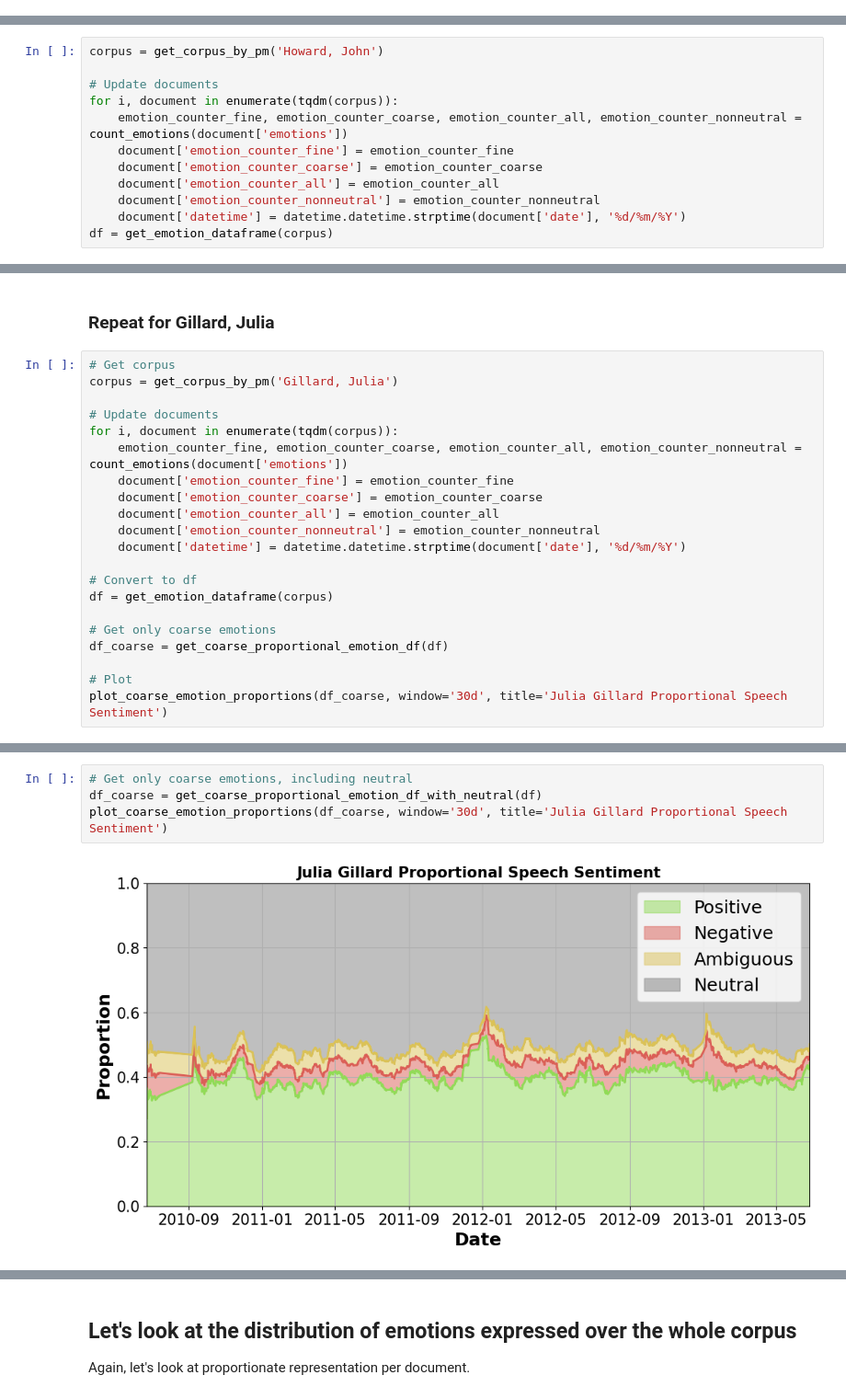
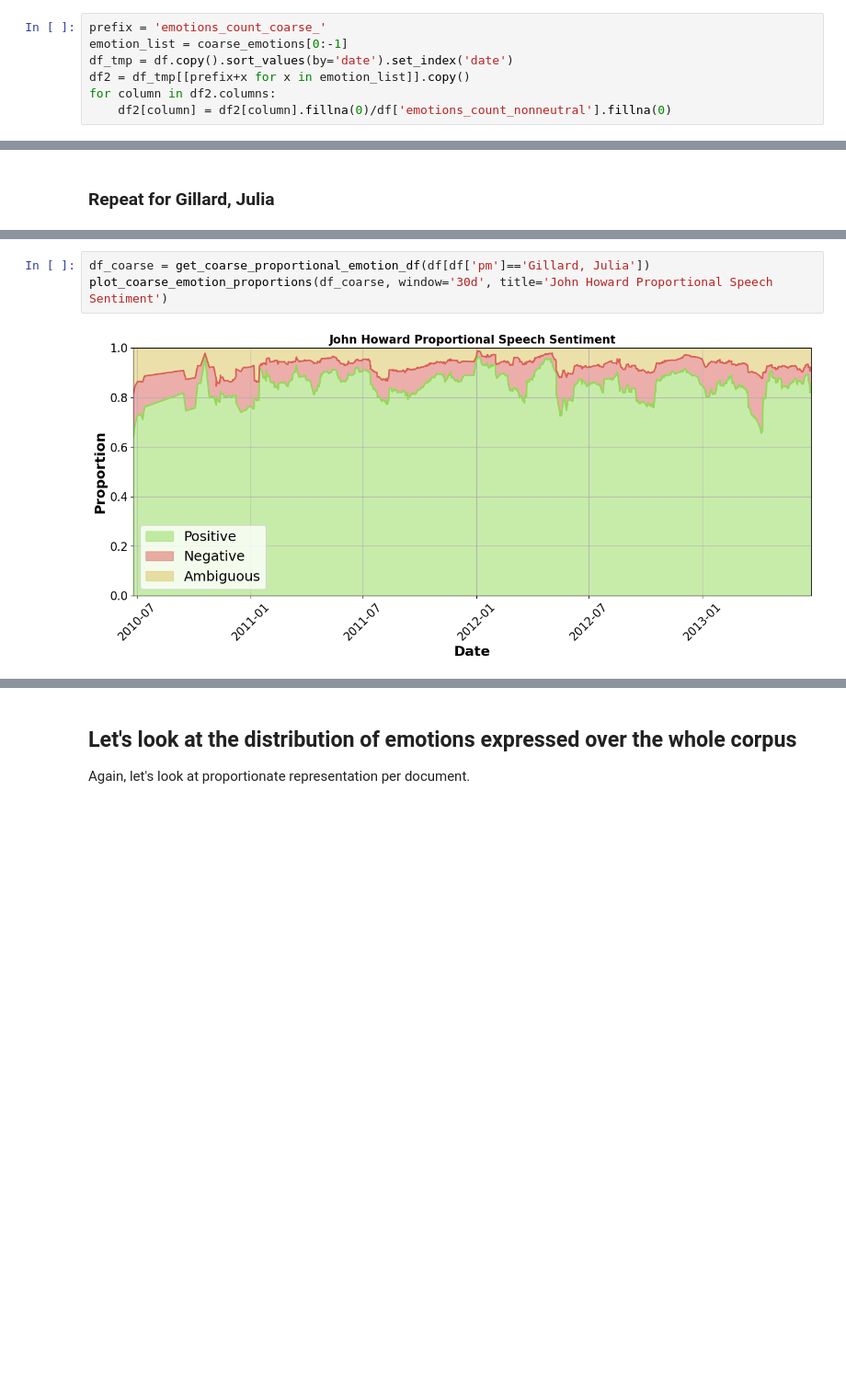
Before and after one commit to thaum-io/language-of-leadership, a Jupyter notebook: nb/VisEmotion2.ipynb, the cells around one changed output, grey strips where cells are left out. Shown at 92% size. Saved outputs shown, nothing was run; the diff lists cells and outputs as text; blank space fills up the shorter version.

```diff
--- a/nb/VisEmotion2.ipynb
+++ b/nb/VisEmotion2.ipynb
@@ -145,3 +141,10 @@ def get_emotion_dataframe(corpus):
+# %%
+prefix = 'emotions_count_coarse_'
+emotion_list = coarse_emotions[0:-1]
+df_tmp = df.copy().sort_values(by='date').set_index('date')
+df2 = df_tmp[[prefix+x for x in emotion_list]].copy()
+for column in df2.columns:
+    df2[column] = df2[column].fillna(0)/df['emotions_count_nonneutral'].fillna(0)
 # %%
 def get_coarse_proportional_emotion_df(df_in):
     # We exclude 'neutral'
@@ -226,16 +252,4 @@ def plot_coarse_emotion_proportions(df_coarse, window='120d', title='PM Speech S
     plt.xlabel('Date',  fontweight='bold')
     plt.ylabel('Proportion',  fontweight='bold')
     plt.title(title,  fontweight='bold' )
-# %%
-corpus = get_corpus_by_pm('Howard, John')
-
-# Update documents
-for i, document in enumerate(tqdm(corpus)):
-    emotion_counter_fine, emotion_counter_coarse, emotion_counter_all, emotion_counter_nonneutral = count_emotions(document['emotions'])
-    document['emotion_counter_fine'] = emotion_counter_fine
-    document['emotion_counter_coarse'] = emotion_counter_coarse
-    document['emotion_counter_all'] = emotion_counter_all
-    document['emotion_counter_nonneutral'] = emotion_counter_nonneutral
-    document['datetime'] = datetime.datetime.strptime(document['date'], '%d/%m/%Y')
-df = get_emotion_dataframe(corpus)
 # %%
@@ -251,23 +265,2 @@ plot_coarse_emotion_proportions(df_coarse, window='30d', title='John Howard Prop
 # %% [markdown]
 ### Repeat for Gillard, Julia
-# %%
-# Get corpus
-corpus = get_corpus_by_pm('Gillard, Julia')
-
-# Update documents
-for i, document in enumerate(tqdm(corpus)):
-    emotion_counter_fine, emotion_counter_coarse, emotion_counter_all, emotion_counter_nonneutral = count_emotions(document['emotions'])
-    document['emotion_counter_fine'] = emotion_counter_fine
-    document['emotion_counter_coarse'] = emotion_counter_coarse
-    document['emotion_counter_all'] = emotion_counter_all
-    document['emotion_counter_nonneutral'] = emotion_counter_nonneutral
-    document['datetime'] = datetime.datetime.strptime(document['date'], '%d/%m/%Y')
-
-# Convert to df
-df = get_emotion_dataframe(corpus)
-
-# Get only coarse emotions
-df_coarse = get_coarse_proportional_emotion_df(df)
-
-# Plot
-plot_coarse_emotion_proportions(df_coarse, window='30d', title='Julia Gillard Proportional Speech Sentiment')
@@ -278,6 +267,5 @@ plot_coarse_emotion_proportions(df_coarse, window='30d', title='Julia Gillard Pr
 # %%
-# Get only coarse emotions, including neutral
-df_coarse = get_coarse_proportional_emotion_df_with_neutral(df)
-plot_coarse_emotion_proportions(df_coarse, window='30d', title='Julia Gillard Proportional Speech Sentiment')
+df_coarse = get_coarse_proportional_emotion_df(df[df['pm']=='Gillard, Julia'])
+plot_coarse_emotion_proportions(df_coarse, window='30d', title='John Howard Proportional Speech Sentiment')
 # %% [output]
-[figure, old version]
+[figure, new version]
```
Also changed, not shown: parts of 16 cells of this notebook, 1 other file.
